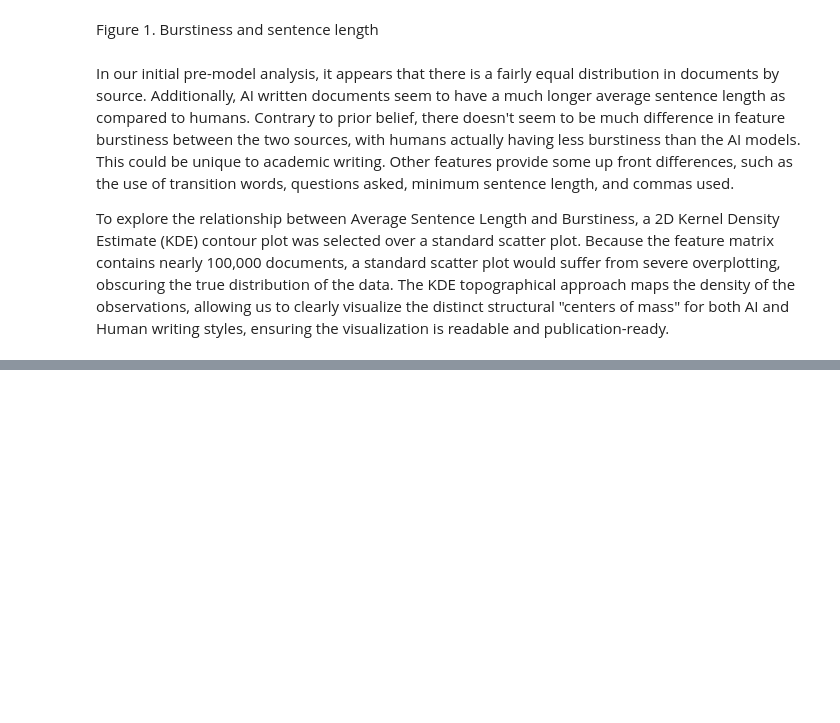
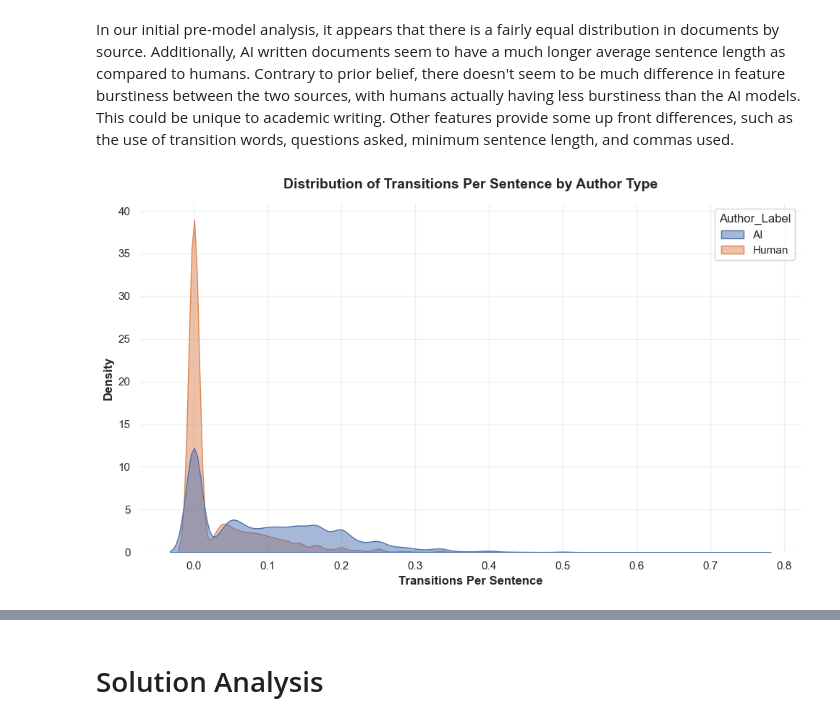
Before and after one commit to annayao0602/DS-4320-Project-1, a Jupyter notebook: analysis_pipeline.ipynb, the cells around one changed output, grey strips where cells are left out. Drawn from its saved outputs; the diff is of its cells as text; code cells hidden in the pictures; blank space fills up the shorter version.

Commit message:
analysis complete

```diff
--- a/analysis_pipeline.ipynb
+++ b/analysis_pipeline.ipynb
@@ -274,6 +199,54 @@ plot_structural_signature(ml_df)
-# %% [markdown]
-Figure 1. Burstiness and sentence length
 # %% [markdown]
 In our initial pre-model analysis, it appears that there is a fairly equal distribution in documents by source. Additionally, AI written documents seem to have a much longer average sentence length as compared to humans. Contrary to prior belief, there doesn't seem to be much difference in feature burstiness between the two sources, with humans actually having less burstiness than the AI models. This could be unique to academic writing. Other features provide some up front differences, such as the use of transition words, questions asked, minimum sentence length, and commas used.
-
-To explore the relationship between Average Sentence Length and Burstiness, a 2D Kernel Density Estimate (KDE) contour plot was selected over a standard scatter plot. Because the feature matrix contains nearly 100,000 documents, a standard scatter plot would suffer from severe overplotting, obscuring the true distribution of the data. The KDE topographical approach maps the density of the observations, allowing us to clearly visualize the distinct structural "centers of mass" for both AI and Human writing styles, ensuring the visualization is readable and publication-ready.
+# %%
+import matplotlib.pyplot as plt
+import seaborn as sns
+import logging
+
+logging.basicConfig(
+    level=logging.INFO,
+    format='%(asctime)s - %(levelname)s - %(message)s',
+    datefmt='%Y-%m-%d %H:%M:%S'
+)
+logger = logging.getLogger(__name__)
+
+def plot_transitions_distribution(df):
+    try:
+        if df is None or df.empty:
+            logger.error("The dataframe is empty or None. Cannot plot distribution.")
+            return
+
+        if 'Transitions_Per_Sentence' not in df.columns or 'Author_Label' not in df.columns:
+            logger.error("Required columns for plotting are missing. Run your EDA block first to generate 'Author_Label'.")
+            return
+
+        plt.figure(figsize=(10, 6))
+
+        sns.kdeplot(
+            data=df,
+            x='Transitions_Per_Sentence',
+            hue='Author_Label',
+            fill=True,
+            common_norm=False,
+            alpha=0.5
+        )
+
+        plt.title('Distribution of Transitions Per Sentence by Author Type', fontsize=14, fontweight='bold', pad=15)
+        plt.xlabel('Transitions Per Sentence', fontsize=12, fontweight='bold')
+        plt.ylabel('Density', fontsize=12, fontweight='bold')
+
+        sns.despine(left=True, bottom=True)
+        plt.grid(True, alpha=0.3)
+        plt.tight_layout()
+        plt.show()
+
+        logger.info("Distribution plot generated successfully.")
+
+    except KeyError as e:
+        logger.error(f"A column was missing during plotting. Details: {e}")
+    except Exception as e:
+        logger.error(f"An unexpected Python error occurred during plotting: {e}")
+
+plot_transitions_distribution(ml_df)
+# %% [output]
+[figure, added]
@@ -280,3 +254,5 @@ To explore the relationship between Average Sentence Length and Burstiness, a 2D
+# %% [markdown]
+# Solution Analysis
 # %%
 import xgboost as xgb
 from sklearn.model_selection import train_test_split
```
Also changed, not shown: parts of 15 cells of this notebook, 4 other files.
